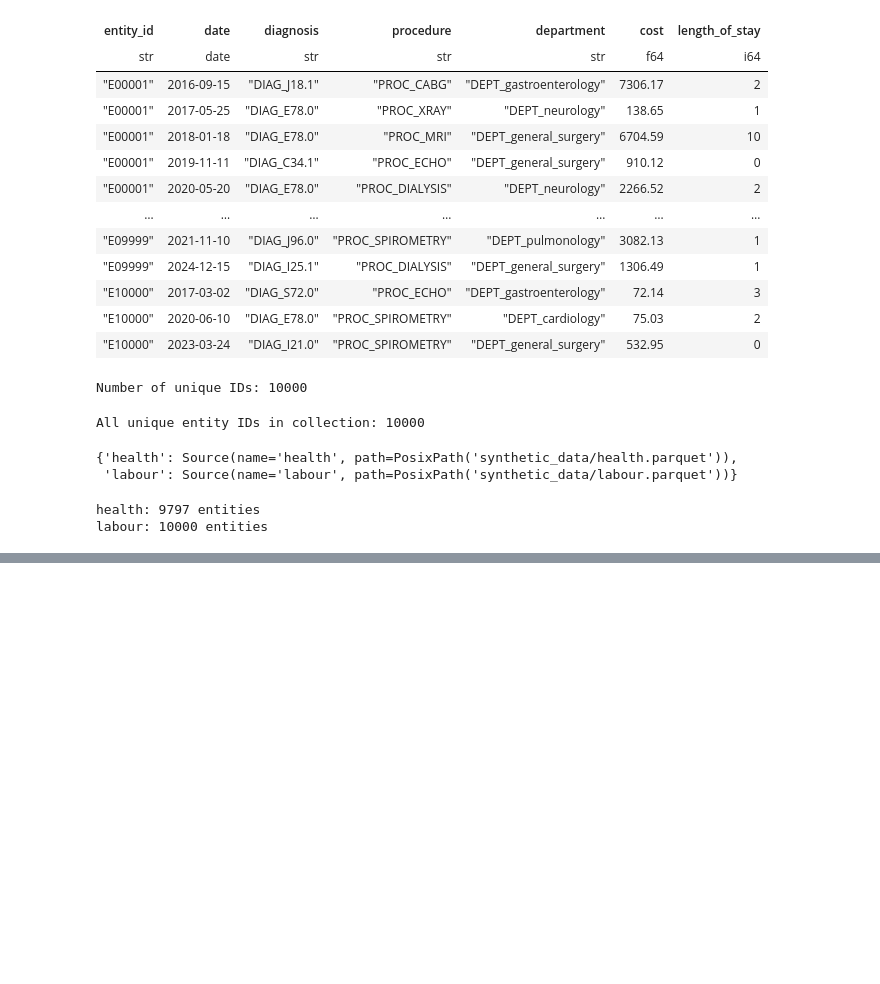
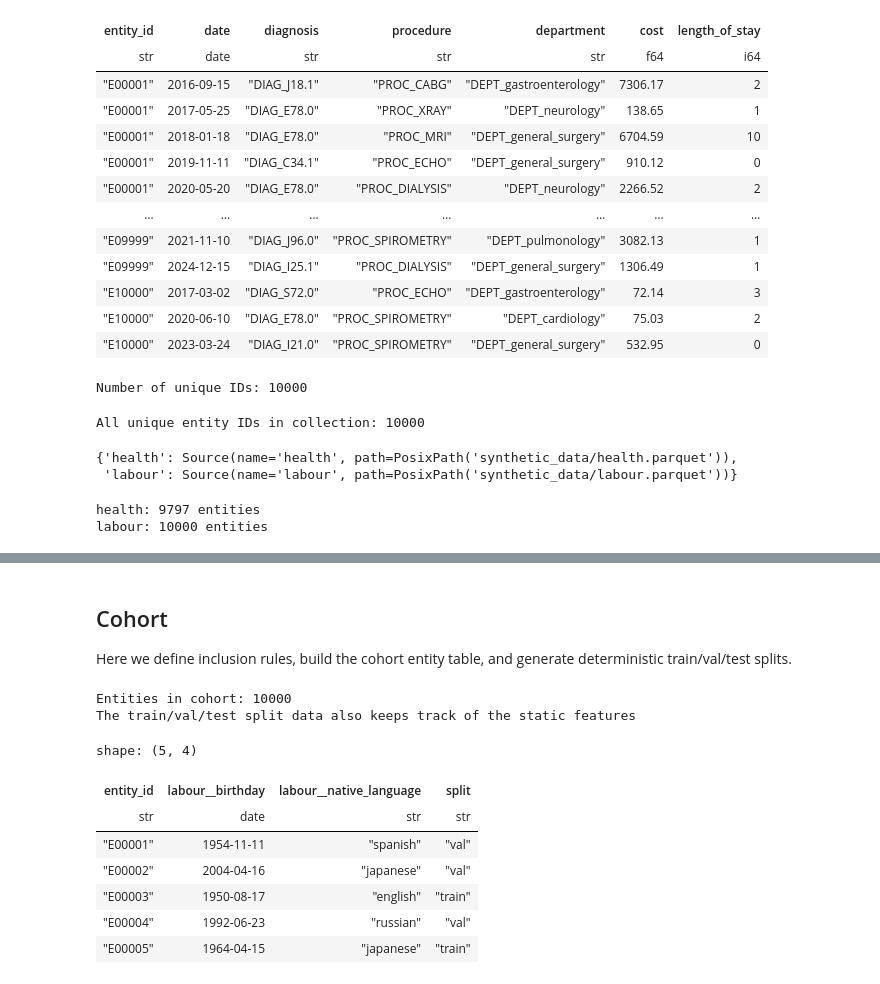
Before and after one commit to carlomarxdk/tab2seq, a Jupyter notebook: examples/synthetic_source.ipynb, the cells around one changed output, grey strips where cells are left out. Saved outputs shown, nothing was run; the diff lists cells and outputs as text; code cells hidden in the pictures; blank space fills up the shorter version.

```diff
--- a/examples/synthetic_source.ipynb
+++ b/examples/synthetic_source.ipynb
@@ -157,7 +184,7 @@ configs = [
         ],
         continuous_cols=[
             ContinuousColConfig(col_name="cost", prefix="COST", n_bins=20, strategy="quantile"),
-            ContinuousColConfig(col_name="length_of_stay", prefix="LOS", n_bins=20, strategy="quantile"),
+            ContinuousColConfig(col_name="length_of_stay", prefix="LOS", n_bins=10, strategy="quantile"),
         ],
         output_format="parquet",
         timestamp_cols=[
@@ -172,14 +199,15 @@ configs = [
             CategoricalColConfig(col_name="status", prefix="STATUS"),
             CategoricalColConfig(col_name="occupation", prefix="OCC"),
             CategoricalColConfig(col_name="residence_region", prefix="REGION"),
+            CategoricalColConfig(col_name="native_language", prefix="LANG", static=True),
         ],
         continuous_cols=[
-            ContinuousColConfig(col_name="weekly_hours", prefix="WEEKLY_HOURS")
+            ContinuousColConfig(col_name="weekly_hours", prefix="WEEKLY_HOURS", n_bins=10, strategy="uniform")
         ],
         output_format="parquet",
         timestamp_cols=[
             TimestampColConfig(col_name="date", is_primary=True, drop_na=True),
-            TimestampColConfig(col_name="birthday", is_primary=False, drop_na=True),
+            TimestampColConfig(col_name="birthday", is_primary=False, static=True, drop_na=True),
         ],
     ),
 ]
@@ -202,0 +237,52 @@ labour: 10000 entities
+# %% [markdown]
+## Cohort
+
+Here we define inclusion rules, build the cohort entity table, and generate deterministic train/val/test splits.
+# %%
+from tab2seq.cohort import Cohort, CohortConfig, EntityInclusionCriteria
+
+# 1) Define inclusion criteria across sources
+criteria = [
+    EntityInclusionCriteria(source_name="health", required=False),
+    EntityInclusionCriteria(source_name="labour", required=True, min_events=1),
+]
+
+# 2) Build cohort from existing SourceCollection and cache outputs
+cohort = Cohort(
+    name="synthetic_demo",
+    sources=collection,
+    inclusion_criteria=criteria,
+    cache_dir="data/cohorts",
+    use_cache=True,
+)
+
+# Force recompute to pick up config changes (like static=True) even if cache exists
+entities_df = cohort.build_entities_table(force_recompute=True)
+print(f"Entities in cohort: {len(cohort)}")
+# print(entities_df.head())
+
+# 3) Create deterministic train/val/test split
+split_cfg = CohortConfig(
+    train_frac=0.7,
+    val_frac=0.15,
+    test_frac=0.15,
+    seed=42,
+)
+
+split_df = cohort.build_or_load_splits(split_cfg, force_recompute=True)
+
+# The full split table is cached in:
+# data/cohorts/synthetic_demo/splits/<split_hash>/entities_split.parquet
+print('The train/val/test split data also keeps track of the static features')
+split_df.head()
+# %% [output]
+Entities in cohort: 10000
+The train/val/test split data also keeps track of the static features
+shape: (5, 4)
+| entity_id | labour__birthday | labour__native_language | split |
+| str | date | str | str |
+| "E00001" | 1954-11-11 | "spanish" | "val" |
+| "E00002" | 2004-04-16 | "japanese" | "val" |
+| "E00003" | 1950-08-17 | "english" | "train" |
+| "E00004" | 1992-06-23 | "russian" | "val" |
+| "E00005" | 1964-04-15 | "japanese" | "train" |
```
Also changed, not shown: parts of 18 cells of this notebook, 39 other files.
